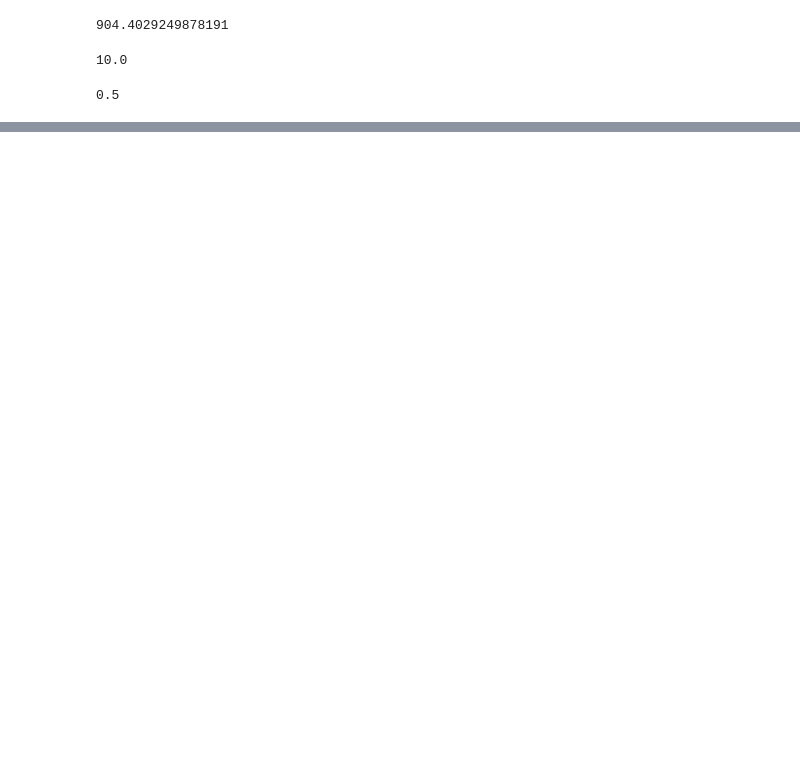
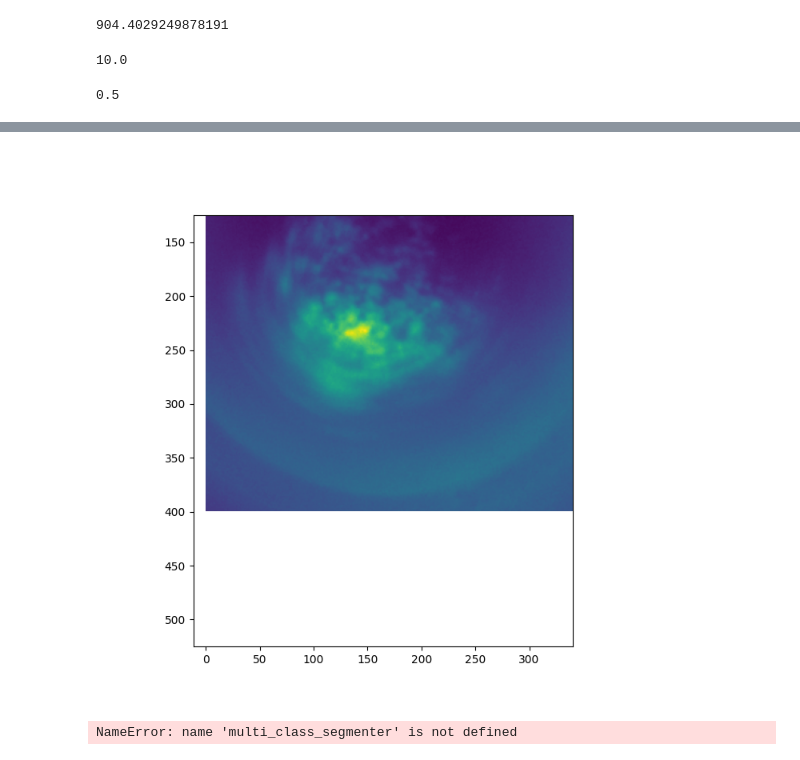
Before and after one commit to AnaAquiles/MiniscopePipeLine, a Jupyter notebook: Pipeline.ipynb, the cells around one changed output, grey strips where cells are left out. Drawn from its saved outputs; the diff is of its cells as text; code cells hidden in the pictures; blank space fills up the shorter version.

```diff
--- a/Pipeline.ipynb
+++ b/Pipeline.ipynb
@@ -141,0 +161,23 @@ x0_fit
+# %%
+# Function to extract the values of the selected region
+def extract_segmented_values():
+    mask = multi_class_segmenter.mask   #segmenter.mask
+    if mask is not None and mask.any():  # Check if mask is not None and has True values
+        # Ensure mask is boolean
+        mask = mask.astype(bool)
+        segmented_values = image[mask]
+        print("Shape of segmented values:", segmented_values.shape)
+        print("Mean of segmented values:", np.mean(segmented_values, axis=0))
+        return segmented_values
+    else:
+        print("No region selected or mask is not valid.")
+        return np.array([])  # Return an empty array if no region is selected
+
+# Display the segmenter
+display(segmenter)
+
+# Call the function to extract values
+values = extract_segmented_values()
+# %% [output]
+[figure, added]
+NameError: name 'multi_class_segmenter' is not defined
```
Also changed, not shown: parts of 21 cells of this notebook.
